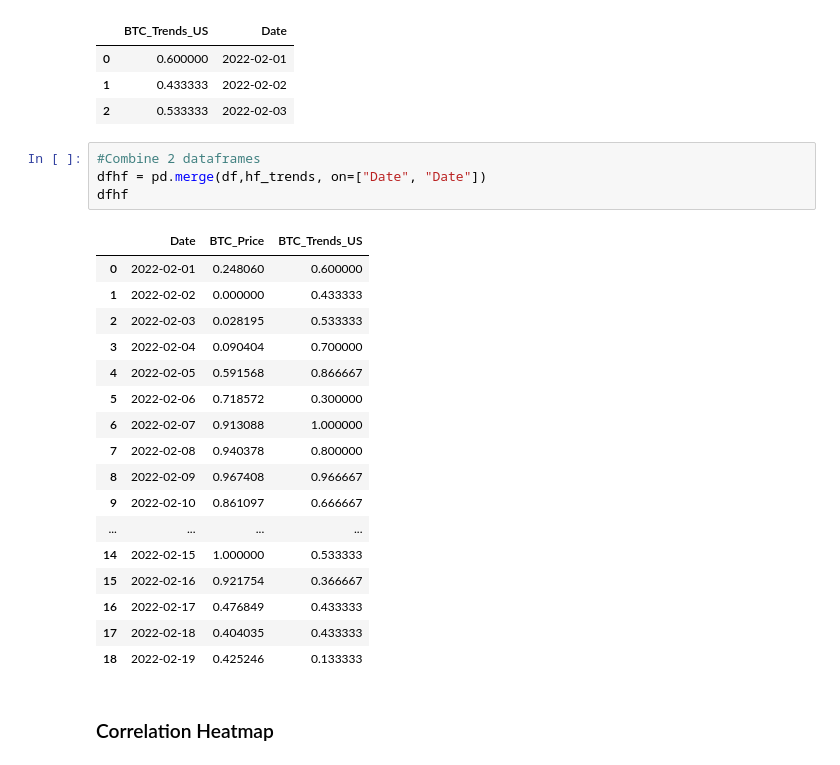
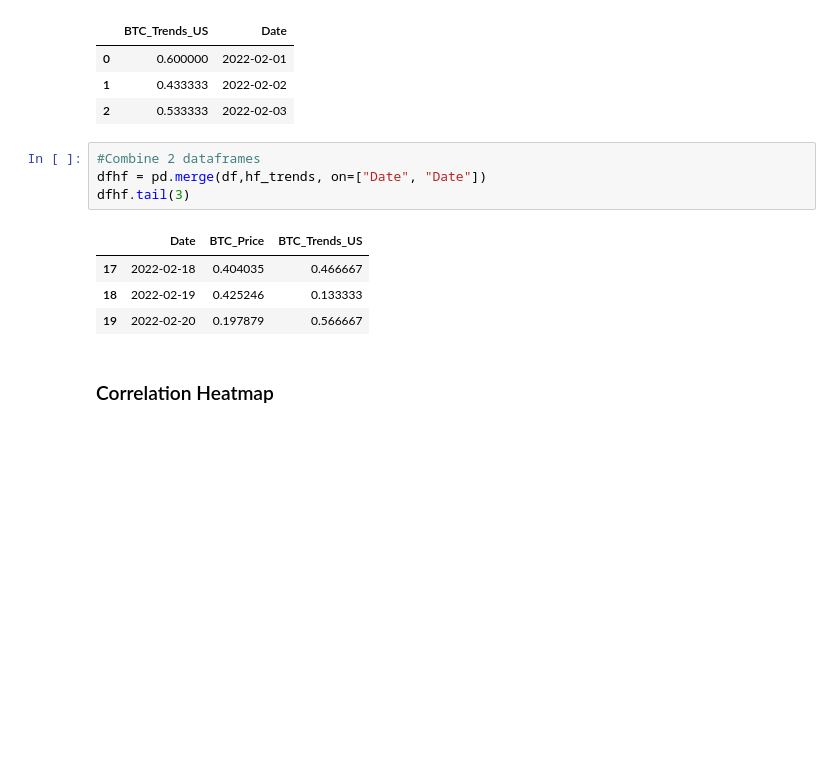
Before and after one commit to hennypurwadi/Web_Scraping, a Jupyter notebook: web_scraping_source.ipynb, the cells around one changed output. Cells and saved outputs as stored; diff of their text form; blank space fills up the shorter version.

```diff
--- a/web_scraping_source.ipynb
+++ b/web_scraping_source.ipynb
@@ -435,25 +463,12 @@ hf_trends.head(3)
 # %%
 #Combine 2 dataframes
 dfhf = pd.merge(df,hf_trends, on=["Date", "Date"])
-dfhf
+dfhf.tail(3)
 # %% [output]
 |  | Date | BTC_Price | BTC_Trends_US |
-| 0 | 2022-02-01 | 0.248060 | 0.600000 |
-| 1 | 2022-02-02 | 0.000000 | 0.433333 |
-| 2 | 2022-02-03 | 0.028195 | 0.533333 |
-| 3 | 2022-02-04 | 0.090404 | 0.700000 |
-| 4 | 2022-02-05 | 0.591568 | 0.866667 |
-| 5 | 2022-02-06 | 0.718572 | 0.300000 |
-| 6 | 2022-02-07 | 0.913088 | 1.000000 |
-| 7 | 2022-02-08 | 0.940378 | 0.800000 |
-| 8 | 2022-02-09 | 0.967408 | 0.966667 |
-| 9 | 2022-02-10 | 0.861097 | 0.666667 |
-| ... | ... | ... | ... |
-| 14 | 2022-02-15 | 1.000000 | 0.533333 |
-| 15 | 2022-02-16 | 0.921754 | 0.366667 |
-| 16 | 2022-02-17 | 0.476849 | 0.433333 |
-| 17 | 2022-02-18 | 0.404035 | 0.433333 |
+| 17 | 2022-02-18 | 0.404035 | 0.466667 |
 | 18 | 2022-02-19 | 0.425246 | 0.133333 |
+| 19 | 2022-02-20 | 0.197879 | 0.566667 |
 # %% [markdown]
 ### Correlation Heatmap
 # %%
```
Also changed, not shown: parts of 22 cells of this notebook, 1 other file.
